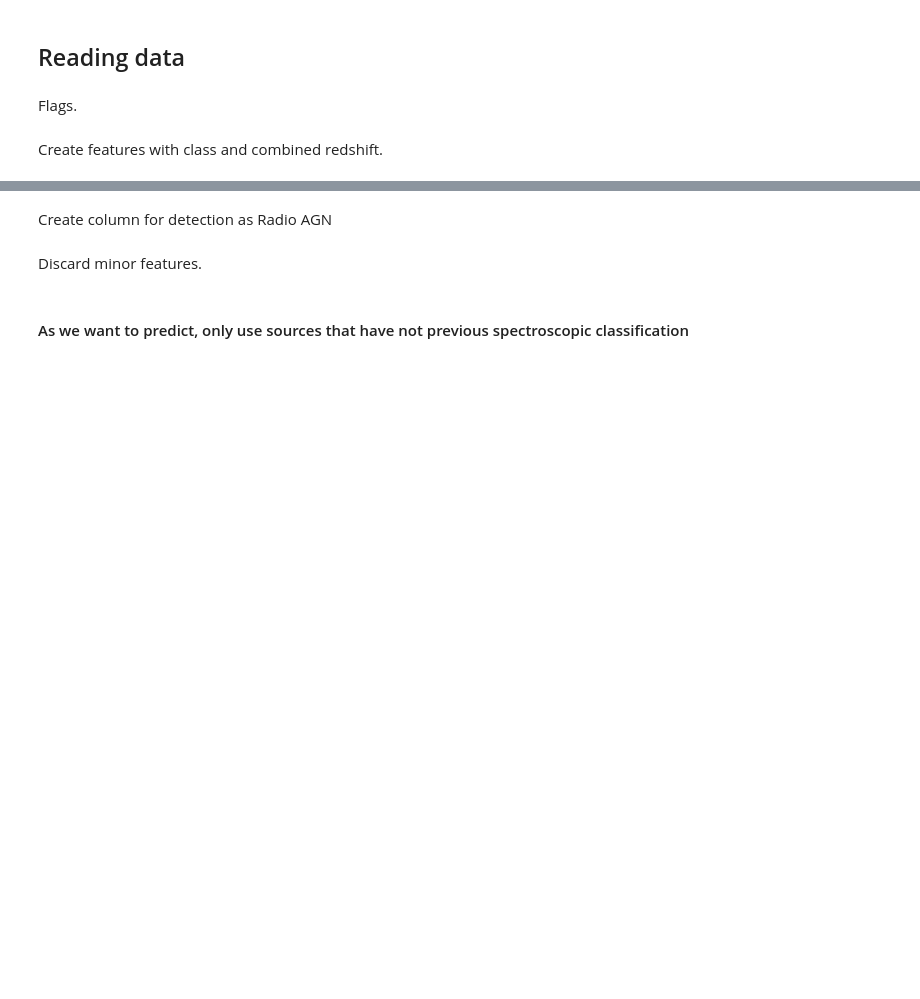
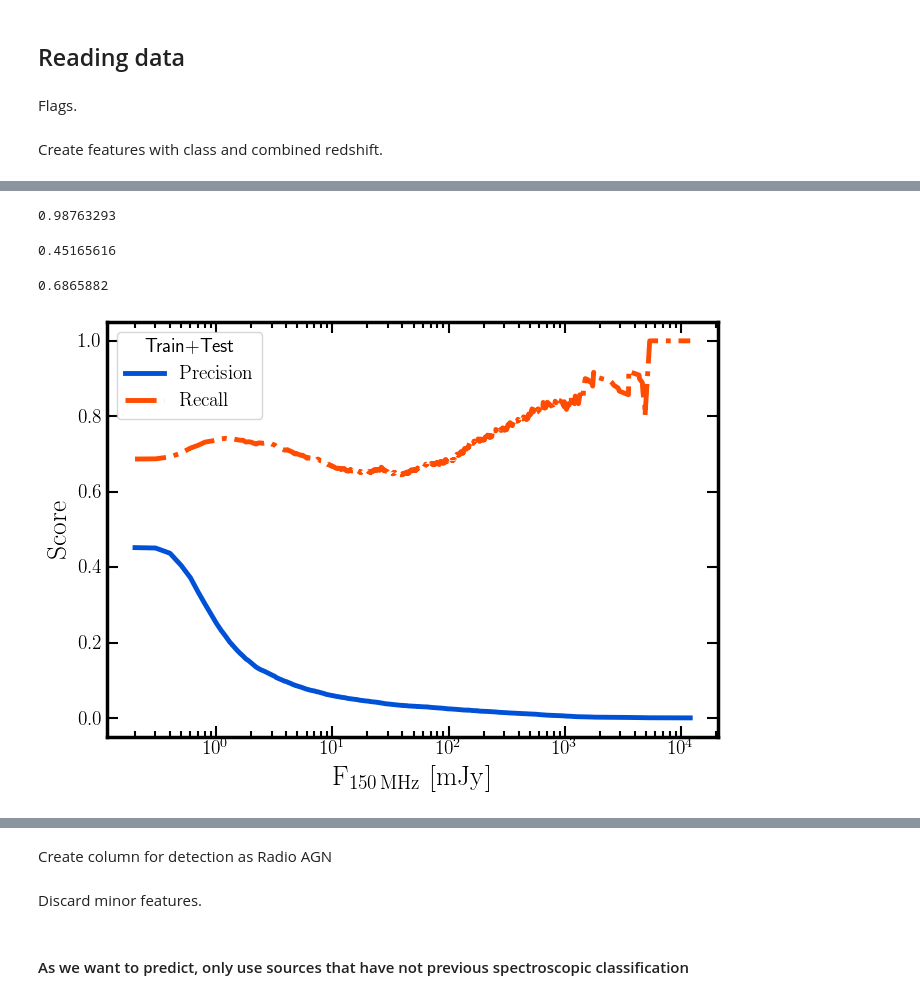
Before and after one commit to racarvajal/Pipeline_ML_6arcsec, a Jupyter notebook: ML_13.ipynb, the cells around one changed output, grey strips where cells are left out. Saved outputs shown, nothing was run; the diff lists cells and outputs as text; code cells hidden in the pictures; blank space fills up the shorter version.

Commit message:
plot scores as function of SNR and flux

```diff
--- a/ML_13.ipynb
+++ b/ML_13.ipynb
@@ -72,3 +67,7 @@ full_catalog_df = pd.read_hdf(gv.cat_path + 'HETDEX_full_prediction.h5', key='df
+# %%
+full_catalog_df.loc[(full_catalog_df.loc[:, 'Sint_LOFAR_non_imp'] == 0), 'Sint_LOFAR_non_imp'] = np.nan
+# %%
+full_catalog_df['SNR_LOFAR'] = full_catalog_df.loc[:, 'Sint_LOFAR_non_imp'] / full_catalog_df.loc[:, 'rms_LOFAR']
 # %%
 if used_area == 'S82':
     full_catalog_df.loc[:, 'LOFAR_detect'] = full_catalog_df.loc[:, 'VLAS82_detect'].copy()
@@ -86,0 +140,2 @@ full_catalog_df.loc[idx_non_Z, 'Z'] = full_catalog_df.loc[:, 'Z'].mask(idx_non_Z
+# %%
+filter_pred_AGN_train_test = np.array(train_test_df.loc[:, 'pred_class_cal'] == 1)
@@ -86,0 +156,26 @@ full_catalog_df.loc[idx_non_Z, 'Z'] = full_catalog_df.loc[:, 'Z'].mask(idx_non_Z
+# %%
+rec_AGN_gal_train_test
+# %% [output]
+0.98763293
+# %%
+prec_radio_train_test
+# %% [output]
+0.45165616
+# %%
+rec_radio_train_test
+# %% [output]
+0.6865882
+# %%
+temp_radio_detect_train_test_flx = train_test_df.loc[filter_pred_AGN_train_test, 'radio_detect'].copy()
+LOFAR_flx_range = np.unique(train_test_df.loc[np.isfinite(train_test_df.loc[:, 'Sint_LOFAR_non_imp']) & filter_pred_AGN_train_test, 'Sint_LOFAR_non_imp'])
+radio_precs_flx   = []
+radio_recalls_flx = []
+for count, flx in enumerate(LOFAR_flx_range):
+    tmp_filt         = np.array(train_test_df.loc[filter_pred_AGN_train_test, 'Sint_LOFAR_non_imp'] < flx)
+    temp_radio_detect_train_test_flx.loc[tmp_filt] = 0
+    tmp_radio_cm     = gf.conf_mat_func(temp_radio_detect_train_test_flx,
+                                        train_test_df.loc[filter_pred_AGN_train_test, 'pred_radio_cal_AGN'])
+    tmp_radio_prec   = gf.Precision_from_CM(tmp_radio_cm)
+    tmp_radio_recall = gf.Recall_from_CM(tmp_radio_cm)
+    radio_precs_flx.append(tmp_radio_prec)
+    radio_recalls_flx.append(tmp_radio_recall)
@@ -86,0 +196,24 @@ full_catalog_df.loc[idx_non_Z, 'Z'] = full_catalog_df.loc[:, 'Z'].mask(idx_non_Z
+# %%
+fig             = plt.figure(figsize=(7,5))
+ax1             = fig.add_subplot(111)
+
+ax1.plot(LOFAR_flx_range, radio_precs_flx, ls='-', marker='None', label=r'$\mathrm{Precision}$',
+         lw=3.5, color=plt.get_cmap('cet_rainbow')(0.05))
+ax1.plot(LOFAR_flx_range, radio_recalls_flx, ls='-.', marker='None', label=r'$\mathrm{Recall}$',
+         lw=3.5, color=plt.get_cmap('cet_rainbow')(0.95))
+ax1.set_xscale('log')
+# ax1.set_yscale('log')
+# ax1.set_xlim(right=1.0)
+ax1.set_xlabel(r'$\mathrm{F}_{150 \, \mathrm{MHz}} ~ [\mathrm{mJy}]$', fontsize=20)
+ax1.set_ylabel(r'$\mathrm{Score}$', fontsize=20)
+ax1.tick_params(which='both', top=True, right=True, direction='in')
+ax1.tick_params(axis='both', which='major', labelsize=14)
+ax1.tick_params(which='major', length=8, width=1.5)
+ax1.tick_params(which='minor', length=4, width=1.5)
+plt.setp(ax1.spines.values(), linewidth=2.5)
+plt.setp(ax1.spines.values(), linewidth=2.5)
+plt.legend(loc='best', fontsize=14, title='Train+Test', title_fontsize=14)
+fig.tight_layout()
+plt.show()
+# %% [output]
+[figure, added]
```
Also changed, not shown: parts of 20 cells of this notebook.
